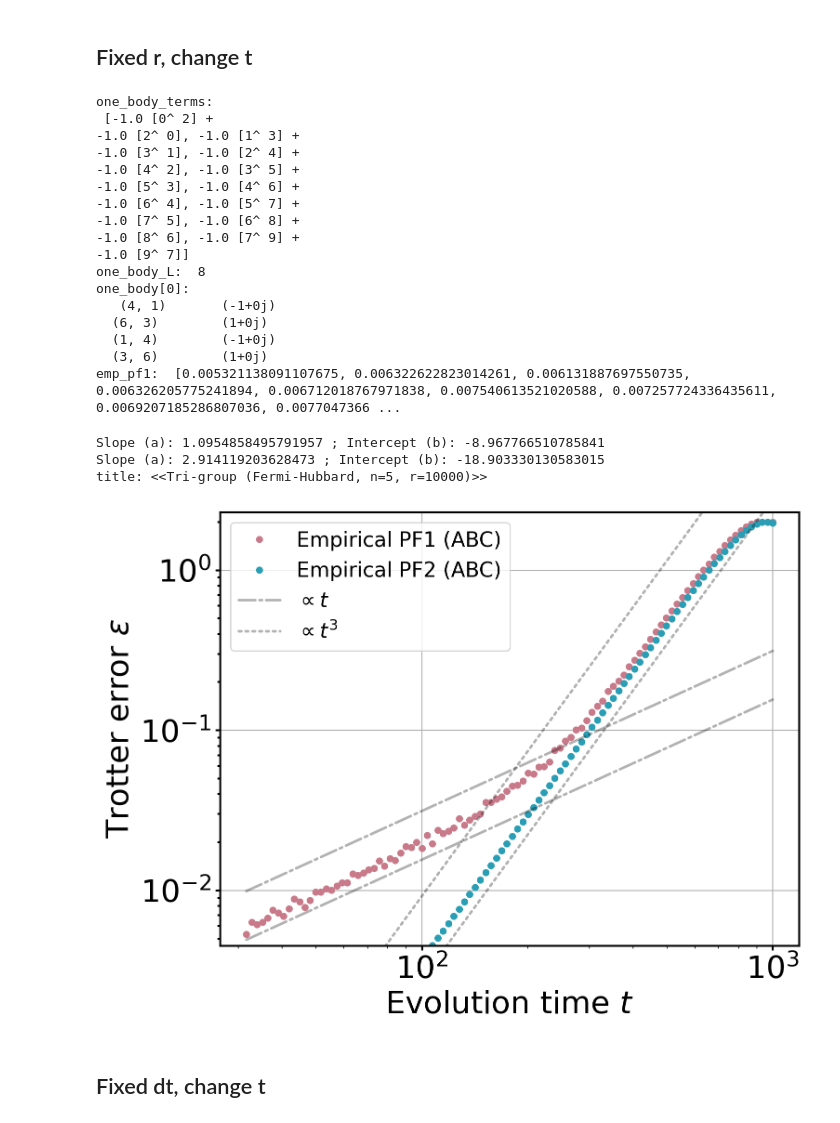
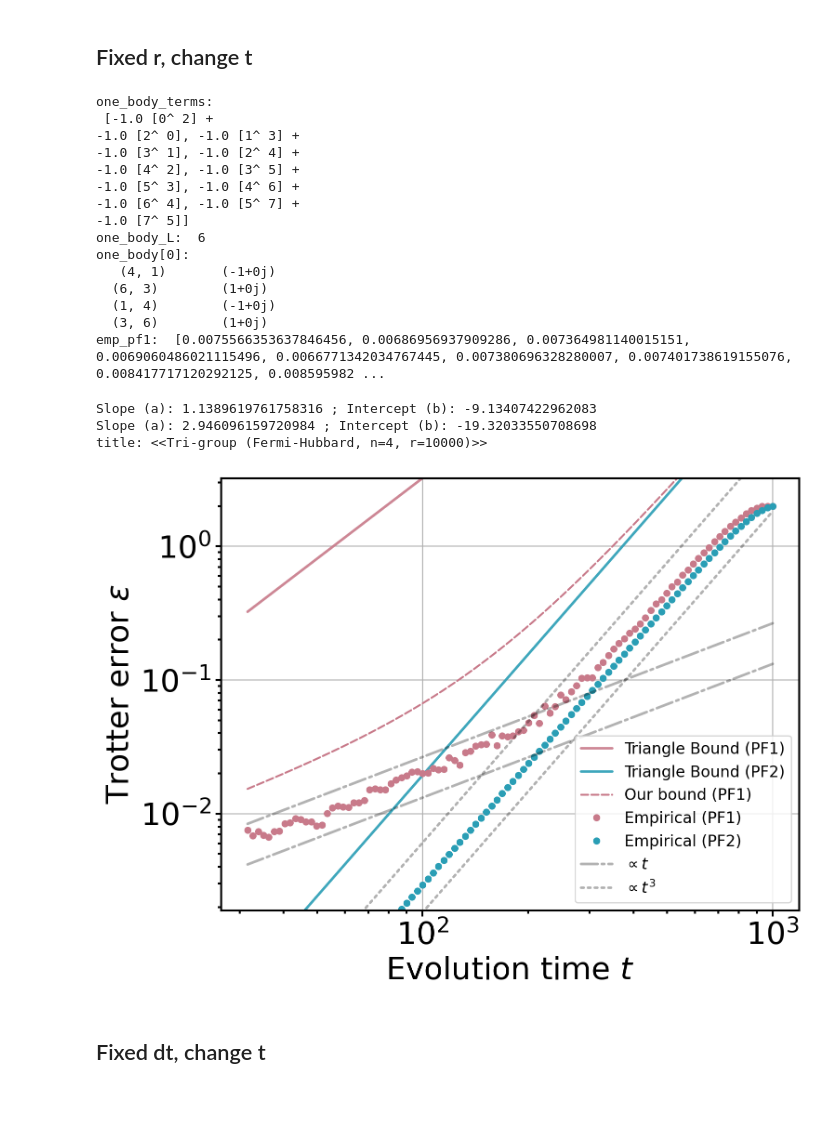
Before and after one commit to Jue-Xu/Interference-Trotter-Error, a Jupyter notebook: code/hubbard.ipynb, the cells around one changed output. Cells and saved outputs as stored; diff of their text form; code cells hidden in the pictures.

Commit message:
try to fix new bound

```diff
--- a/code/hubbard.ipynb
+++ b/code/hubbard.ipynb
@@ -119,7 +120,10 @@ plt.savefig(f'./figs/hubbard_interference_n={n}_t={t}_J={J}.pdf', bbox_inches='t
 # %% [markdown]
 ## Fixed r, change t
 # %%
-n = 5
+from new_bound import interference_bound_new, sum_second_order_commutator_norm
+
+n = 4
+# n = 5
 r = 10000
 epsilon = 1e-3
 J, U = -1, 1
@@ -130,16 +134,23 @@ hubbard = hubbard_openfermion(n, U, verbose=True)
 h_group = [sum(hubbard.one_body_01_sparse), sum(hubbard.one_body_23_sparse), sum(hubbard.two_body_sparse)]
 exact_U_list = [expm(-1j * t * sum(h_group)) for t in t_list]
 # pf1_list = [op_error(matrix_power(unitary_matrix_product(h_group, t=t/r), r), exact_U_list[i]) for i, t in enumerate(t_list)]
-data_r = {key:[] for key in ['r', 't', 'emp_pf1', 'emp_pf2', 'bnd_pf1', 'bnd_pf2']}
+data_r = {key:[] for key in ['r', 't', 'emp_pf1', 'emp_pf2', 'bnd_pf1', 'bnd_pf2', 'bnd_our']}
 data_r['r'], data_r['t'] = r, t_list
 
 data_r['emp_pf1'] = [norm(pf_r(h_group, t, r, order=1)-exact_U_list[i]) for i, t in enumerate(t_list)]
 print('emp_pf1: ', data_r['emp_pf1'])
 data_r['emp_pf2'] = [norm(pf_r(h_group, t, r, order=2)-exact_U_list[i]) for i, t in enumerate(t_list)]
 
-# data_r['bnd_pf1'] = np.array([tight_bound(h_group, 1, t, r) for t in t_list])
+## new interference bound
+H_list = [np.array(sum(hubbard.one_body_01_sparse)), np.array(sum(hubbard.one_body_23_sparse)), np.array(sum(hubbard.two_body_sparse))]
+R = commutator(H_list[0], H_list[1]) + commutator(H_list[0], H_list[2]) + commutator(H_list[1], H_list[2])
+R2 = sum_second_order_commutator_norm(H_list)
+epsilon = 0.001
+data_r['bnd_our'] = [interference_bound_new(R, sum(H_list), t, epsilon) * epsilon * t**2/r + R2 * t**3/(r**2) for t in t_list]
+
+data_r['bnd_pf1'] = np.array([tight_bound(h_group, 1, t, r) for t in t_list])
 # print('bnd_pf1: ', data_r['bnd_pf1'])
-# data_r['bnd_pf2'] = np.array([tight_bound(h_group, 2, t, r) for t in t_list])
+data_r['bnd_pf2'] = np.array([tight_bound(h_group, 2, t, r) for t in t_list])
 # # interf_bound = np.array([interference_bound(bi_group, t, r) for t in t_list])
 # %% [output]
 one_body_terms:
@@ -149,50 +160,51 @@ one_body_terms:
 -1.0 [4^ 2], -1.0 [3^ 5] +
 -1.0 [5^ 3], -1.0 [4^ 6] +
 -1.0 [6^ 4], -1.0 [5^ 7] +
--1.0 [7^ 5], -1.0 [6^ 8] +
--1.0 [8^ 6], -1.0 [7^ 9] +
--1.0 [9^ 7]]
-one_body_L:  8
+-1.0 [7^ 5]]
+one_body_L:  6
 one_body[0]:
    (4, 1)       (-1+0j)
   (6, 3)        (1+0j)
   (1, 4)        (-1+0j)
   (3, 6)        (1+0j)
-emp_pf1:  [0.005321138091107675, 0.006322622823014261, 0.006131887697550735, 0.006326205775241894, 0.006712018767971838, 0.007540613521020588, 0.007257724336435611, 0.0069207185286807036, 0.0077047366 ...
+emp_pf1:  [0.0075566353637846456, 0.00686956937909286, 0.007364981140015151, 0.0069060486021115496, 0.0066771342034767445, 0.007380696328280007, 0.007401738619155076, 0.008417717120292125, 0.008595982 ...
 # %%
+plt.rc('legend', fontsize=MEDIUM_SIZE-6)
 prefix, suffix = 'Hubbard', 'Tri'
 # set_color_cycle(cc, alpha=0.05)
 # plt.rc('legend', fontsize=MEDIUM_SIZE-2)
 t_list = data_r['t']
 start1, end1 = int(1*len(t_list)/10), int(4*len(t_list)/10)
 start2, end2 = int(7*len(t_list)/10), int(9*len(t_list)/10)
 _, a_1, b_1 = linear_loglog_fit(t_list[start1:end1], data_r['emp_pf1'][start1:end1], verbose=True)
 _, a_2, b_2 = linear_loglog_fit(t_list[start2:end2], data_r['emp_pf2'][start2:end2], verbose=True)
 # _, a_bnd, b_bnd = linear_loglog_fit(t_list, data_r['bnd_pf1'], verbose=True)
 
 # set_color_cycle(cc, 0.1)
 fig, ax = plt.subplots(1, 1)
-# ax.plot(t_list, data_r['bnd_pf2'], 'g--', alpha=0.7, label=r'Triangle Bound PF2', linewidth=2)
-ax.plot(t_list, data_r['emp_pf1'], '.', label= 'Empirical PF1 (ABC)', mfc='#C87A8AFF', markeredgewidth=0.0)
-ax.plot(t_list, data_r['emp_pf2'], '.', label= 'Empirical PF2 (ABC)', mfc='#2A9EB5FF', markeredgewidth=0.0)
+ax.plot(t_list, data_r['bnd_pf1'], '-', alpha=0.9, label=r'Triangle Bound (PF1)', linewidth=2, c='#C87A8AFF')
+ax.plot(t_list, data_r['bnd_pf2'], '-', alpha=0.9, label=r'Triangle Bound (PF2)', linewidth=2, c='#2A9EB5FF')
+ax.plot(t_list, data_r['bnd_our'], '--', label='Our bound (PF1)', markeredgewidth=0.0, c='#C87A8AFF')
+ax.plot(t_list, data_r['emp_pf1'], '.', label= 'Empirical (PF1)', mfc='#C87A8AFF', markeredgewidth=0.0)
+ax.plot(t_list, data_r['emp_pf2'], '.', label= 'Empirical (PF2)', mfc='#2A9EB5FF', markeredgewidth=0.0)
 # r_list, e1, 'y--', alpha=0.5, label=r'Bound: $\min(||H_0||,||H_1||)\, t/r$', linewidth=1) # C_1
 # ax.plot(t_list, e_pf1_tight_tri, 'r-', alpha=0.5, label=r'Triangle Bound PF1', linewidth=1.5) # C_2
 ax.plot(t_list, [t*exp(b_1+0.9) for t in t_list], 'k-.', linewidth=2, alpha=0.3, label=fr'$\propto t$')
 ax.plot(t_list, [t*exp(b_1+0.2) for t in t_list], 'k-.', linewidth=2, alpha=0.3)
 # ax.plot(t_list, [t**2*exp(b_bnd+0.5) for t in t_list], 'k--', linewidth=2, alpha=0.3, label=fr'$\propto t^2$')
 # ax.plot(t_list, [t**2*exp(b_bnd-0.5) for t in t_list], 'k--', linewidth=2, alpha=0.3)
 ax.plot(t_list, [t**3*exp(b_2+0.4) for t in t_list], 'k:', linewidth=2, alpha=0.3, label=fr'$\propto t^3$')
 ax.plot(t_list, [t**3*exp(b_2-0.8) for t in t_list], 'k:', linewidth=2, alpha=0.3)
-ax_set_text(ax, r'Evolution time $t$', r'Trotter error $\epsilon$', log='xy', ylim=[min(data_r['emp_pf1']), max(data_r['emp_pf1'])])  # ax.grid()
+ax_set_text(ax, r'Evolution time $t$', r'Trotter error $\epsilon$', log='xy', ylim=[min(data_r['emp_pf1'])/3, max(data_r['emp_pf1'])*1.4])  # ax.grid()
 title = rf'Tri-group (Fermi-Hubbard, n={n}, r={r})'
 print(f'title: <<{title}>>')
 # ax.set_title(title)
 fig.savefig(f'{fig_dir}/{prefix}_n={n}_r={r}_{suffix}.pdf', bbox_inches='tight')
 # %% [output]
-Slope (a): 1.0954858495791957 ; Intercept (b): -8.967766510785841
-Slope (a): 2.914119203628473 ; Intercept (b): -18.903330130583015
-title: <<Tri-group (Fermi-Hubbard, n=5, r=10000)>>
+Slope (a): 1.1389619761758316 ; Intercept (b): -9.13407422962083
+Slope (a): 2.946096159720984 ; Intercept (b): -19.32033550708698
+title: <<Tri-group (Fermi-Hubbard, n=4, r=10000)>>
-[figure, old version]
+[figure, new version]
 # %% [markdown]
 ## Fixed dt, change t
 # %%
```
Also changed, not shown: parts of 2 cells of this notebook, 5 other files.
